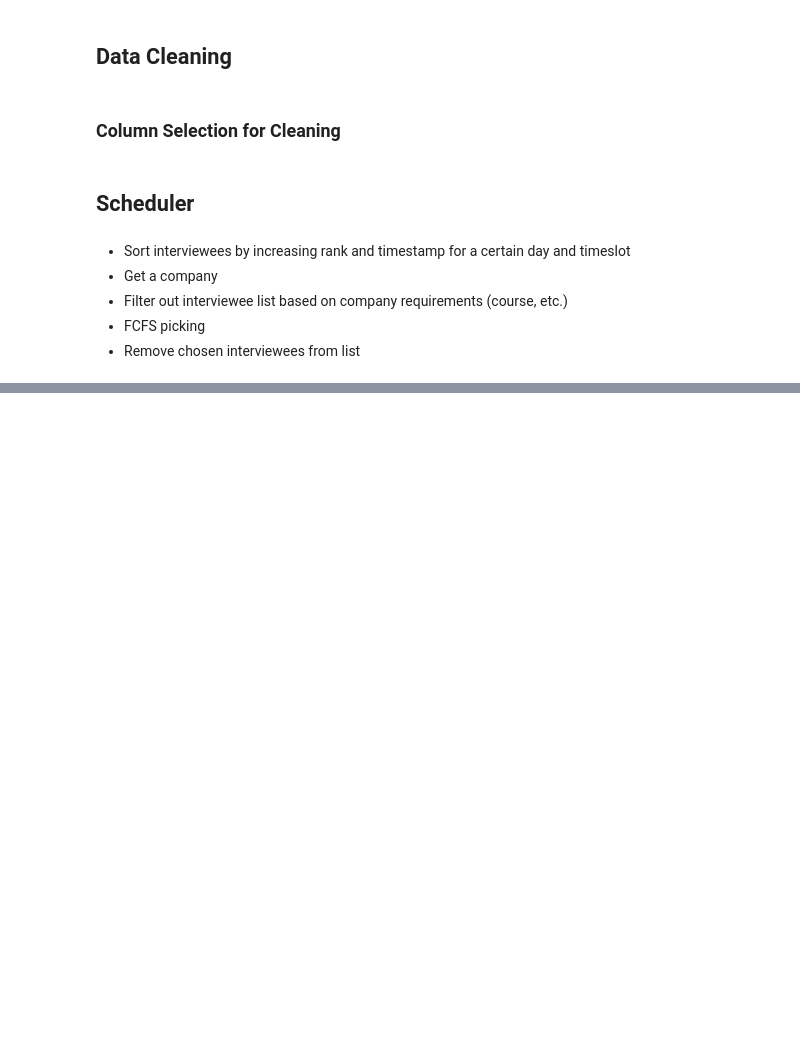
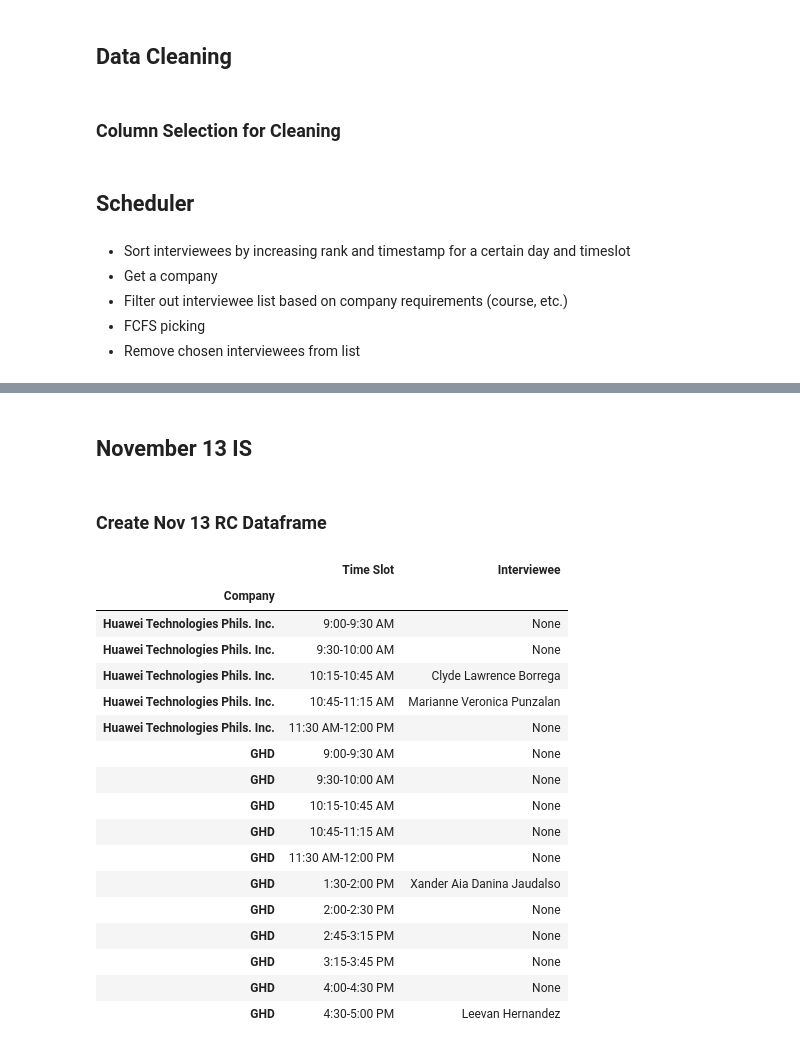
Before and after one commit to DenzDy/capes-interview-scheduler, a Jupyter notebook: scheduler.ipynb, the cells around one changed output, grey strips where cells are left out. Cells and saved outputs as stored; diff of their text form; code cells hidden in the pictures; blank space fills up the shorter version.

```diff
--- a/scheduler.ipynb
+++ b/scheduler.ipynb
@@ -198,0 +494,12 @@ What are your preferred time slots for IS, November 13 (Thursday)? [3:15-4:00 PM
+# %%
+for interviewer in interviewer_availability_dict['November 13']['RC']:
+    print(f"----Interview Schedule for {interviewer.name}----")
+
+    for timeslot in interviewer.time_slots:
+        print(f"Timeslot: {timeslot}")
+        try:
+            for interviewee in interviewer.interviewee_list[timeslot]:
+                print(interviewee)
+        except KeyError:
+            print("No interviewees for the timeslot.")
+        print("---------------------")
@@ -198,0 +524,2 @@ What are your preferred time slots for IS, November 13 (Thursday)? [3:15-4:00 PM
+# %% [markdown]
+## November 13 IS
@@ -198,0 +528,40 @@ What are your preferred time slots for IS, November 13 (Thursday)? [3:15-4:00 PM
+# %% [markdown]
+### Create Nov 13 RC Dataframe
+# %%
+fin_dict = [
+]
+for interviewer in interviewer_availability_dict['November 13']['RC']:
+    for timeslot in interviewer.time_slots:
+        try:
+            for idx, interviewee in enumerate(interviewer.interviewee_list[timeslot]):
+                fin_dict.append([interviewer.name, timeslot.value, interviewee.name])
+        except KeyError:
+            fin_dict.append([interviewer.name, timeslot.value, 'None'])
+# rc_nov_13_df = pd.DataFrame(
+#     data = fin_dict
+# )
+final_df_nov_13_rc = pd.DataFrame(
+    columns=['Company', 'Time Slot', 'Interviewee'],
+    data=fin_dict
+).set_index('Company')
+
+final_df_nov_13_rc
+# %% [output]
+|  | Time Slot | Interviewee |
+| Company |  |  |
+| Huawei Technologies Phils. Inc. | 9:00-9:30 AM | None |
+| Huawei Technologies Phils. Inc. | 9:30-10:00 AM | None |
+| Huawei Technologies Phils. Inc. | 10:15-10:45 AM | Clyde Lawrence Borrega |
+| Huawei Technologies Phils. Inc. | 10:45-11:15 AM | Marianne Veronica Punzalan |
+| Huawei Technologies Phils. Inc. | 11:30 AM-12:00 PM | None |
+| GHD | 9:00-9:30 AM | None |
+| GHD | 9:30-10:00 AM | None |
+| GHD | 10:15-10:45 AM | None |
+| GHD | 10:45-11:15 AM | None |
+| GHD | 11:30 AM-12:00 PM | None |
+| GHD | 1:30-2:00 PM | Xander Aia Danina Jaudalso |
+| GHD | 2:00-2:30 PM | None |
+| GHD | 2:45-3:15 PM | None |
+| GHD | 3:15-3:45 PM | None |
+| GHD | 4:00-4:30 PM | None |
+| GHD | 4:30-5:00 PM | Leevan Hernandez |
```
Also changed, not shown: parts of 18 cells of this notebook.
